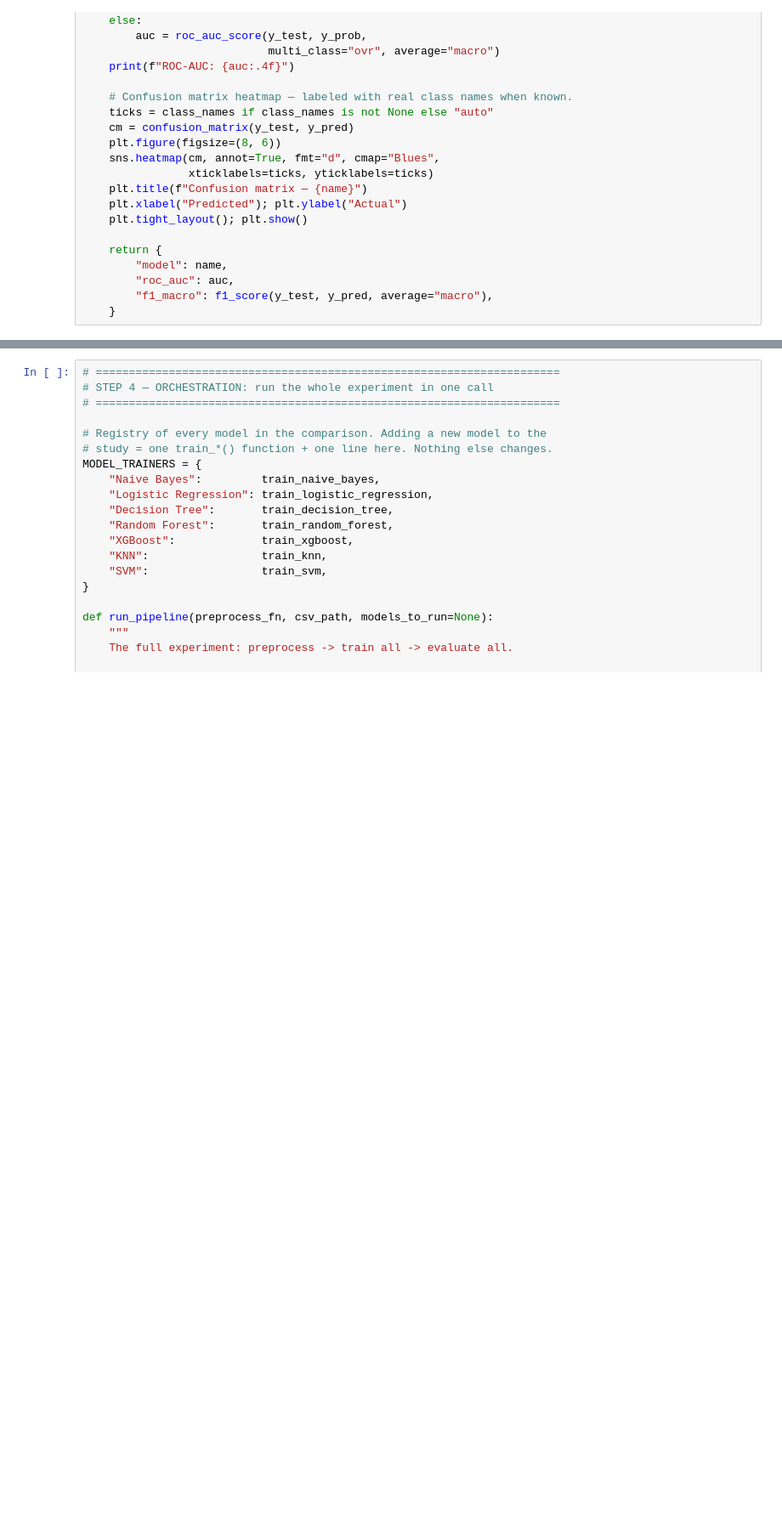
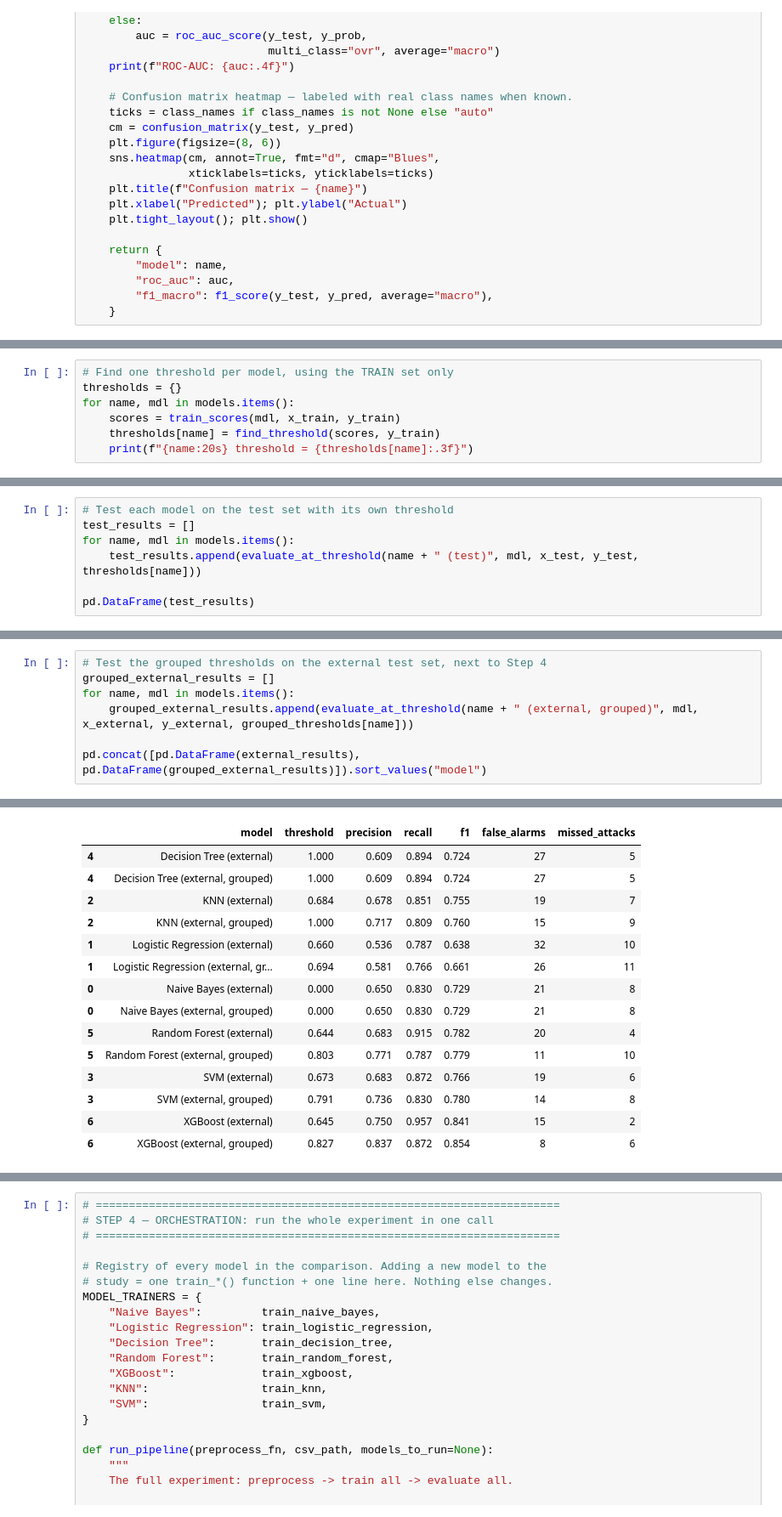
Before and after one commit to omarwhadidi/SSTI-detection-using-ML, a Jupyter notebook: model_evaluation/Model_evaluation.ipynb, the cells around one changed output, grey strips where cells are left out. Shown at 85% size. Cells and saved outputs as stored; diff of their text form; blank space fills up the shorter version.

```diff
--- a/model_evaluation/Model_evaluation.ipynb
+++ b/model_evaluation/Model_evaluation.ipynb
@@ -715,0 +574,7 @@ missed.sort_values("score").groupby("mechanism").head(3)[["mechanism", "score",
+# %%
+# Find one threshold per model, using the TRAIN set only
+thresholds = {}
+for name, mdl in models.items():
+    scores = train_scores(mdl, x_train, y_train)
+    thresholds[name] = find_threshold(scores, y_train)
+    print(f"{name:20s} threshold = {thresholds[name]:.3f}")
@@ -715,0 +591,7 @@ missed.sort_values("score").groupby("mechanism").head(3)[["mechanism", "score",
+# %%
+# Test each model on the test set with its own threshold
+test_results = []
+for name, mdl in models.items():
+    test_results.append(evaluate_at_threshold(name + " (test)", mdl, x_test, y_test, thresholds[name]))
+
+pd.DataFrame(test_results)
@@ -715,0 +681,8 @@ missed.sort_values("score").groupby("mechanism").head(3)[["mechanism", "score",
+# %%
+# Test the grouped thresholds on the external test set, next to Step 4
+grouped_external_results = []
+for name, mdl in models.items():
+    grouped_external_results.append(evaluate_at_threshold(name + " (external, grouped)", mdl, x_external, y_external, grouped_thresholds[name]))
+
+pd.concat([pd.DataFrame(external_results), pd.DataFrame(grouped_external_results)]).sort_values("model")
+# %% [output]
@@ -715,0 +706,15 @@ missed.sort_values("score").groupby("mechanism").head(3)[["mechanism", "score",
+|  | model | threshold | precision | recall | f1 | false_alarms | missed_attacks |
+| 4 | Decision Tree (external) | 1.000 | 0.609 | 0.894 | 0.724 | 27 | 5 |
+| 4 | Decision Tree (external, grouped) | 1.000 | 0.609 | 0.894 | 0.724 | 27 | 5 |
+| 2 | KNN (external) | 0.684 | 0.678 | 0.851 | 0.755 | 19 | 7 |
+| 2 | KNN (external, grouped) | 1.000 | 0.717 | 0.809 | 0.760 | 15 | 9 |
+| 1 | Logistic Regression (external) | 0.660 | 0.536 | 0.787 | 0.638 | 32 | 10 |
+| 1 | Logistic Regression (external, gr... | 0.694 | 0.581 | 0.766 | 0.661 | 26 | 11 |
+| 0 | Naive Bayes (external) | 0.000 | 0.650 | 0.830 | 0.729 | 21 | 8 |
+| 0 | Naive Bayes (external, grouped) | 0.000 | 0.650 | 0.830 | 0.729 | 21 | 8 |
+| 5 | Random Forest (external) | 0.644 | 0.683 | 0.915 | 0.782 | 20 | 4 |
+| 5 | Random Forest (external, grouped) | 0.803 | 0.771 | 0.787 | 0.779 | 11 | 10 |
+| 3 | SVM (external) | 0.673 | 0.683 | 0.872 | 0.766 | 19 | 6 |
+| 3 | SVM (external, grouped) | 0.791 | 0.736 | 0.830 | 0.780 | 14 | 8 |
+| 6 | XGBoost (external) | 0.645 | 0.750 | 0.957 | 0.841 | 15 | 2 |
+| 6 | XGBoost (external, grouped) | 0.827 | 0.837 | 0.872 | 0.854 | 8 | 6 |
```
Also changed, not shown: parts of 56 cells of this notebook, 29 other files.
